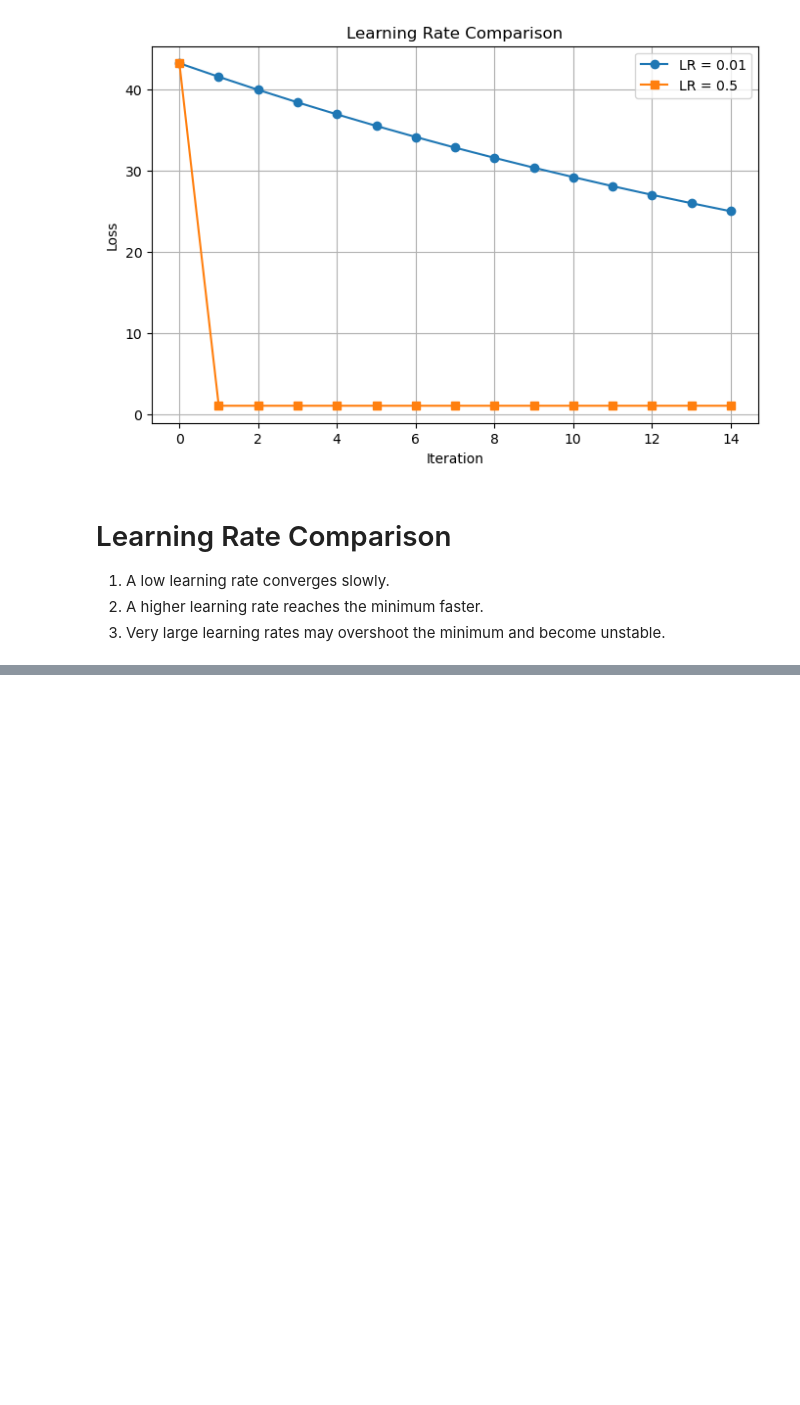
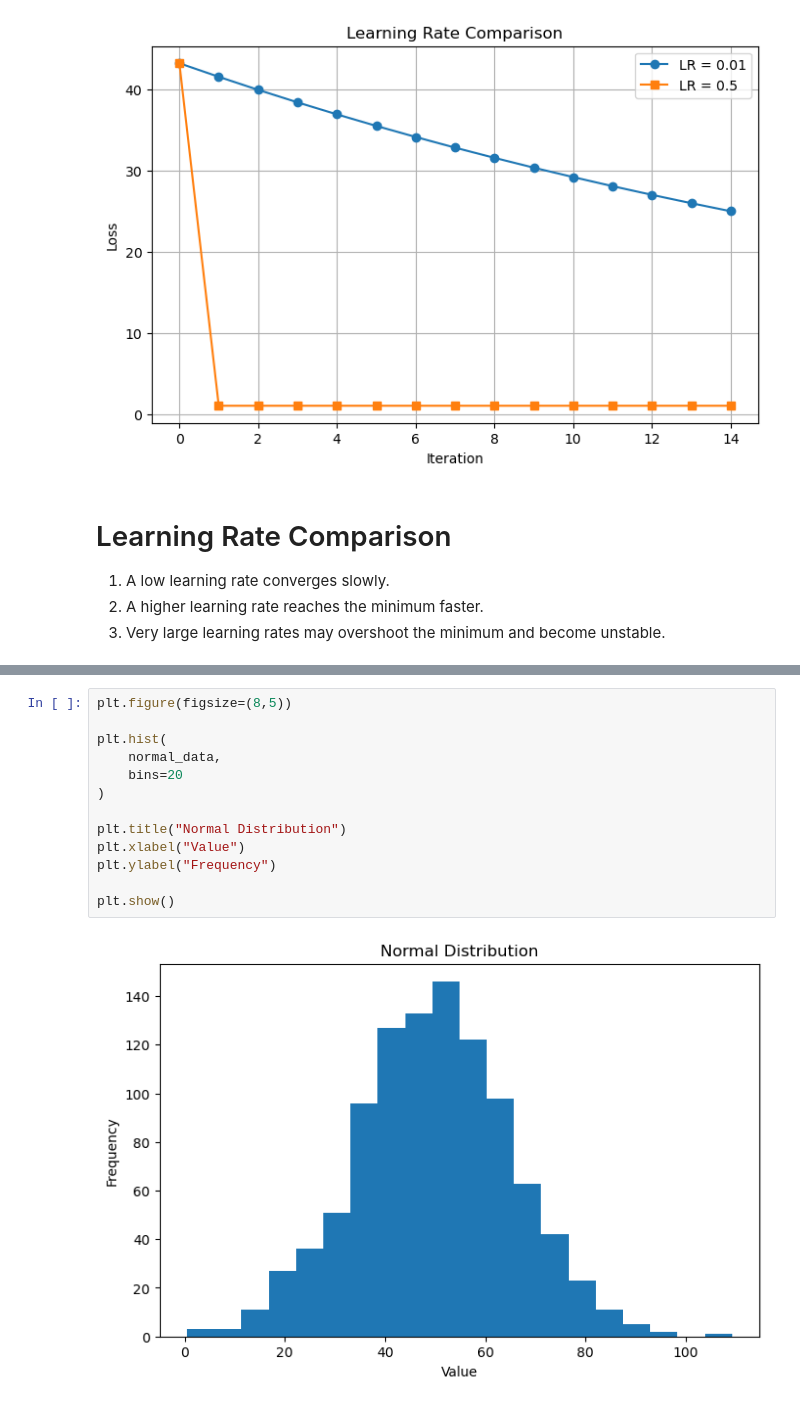
Before and after one commit to gopalsharma43/aiml-crash-gopal, a Jupyter notebook: Day11/maths_ml_eda.ipynb, the cells around one changed output, grey strips where cells are left out. Drawn from its saved outputs; the diff is of its cells as text; blank space fills up the shorter version.

```diff
--- a/Day11/maths_ml_eda.ipynb
+++ b/Day11/maths_ml_eda.ipynb
@@ -160,0 +208,15 @@ plt.show()
+# %%
+plt.figure(figsize=(8,5))
+
+plt.hist(
+    normal_data,
+    bins=20
+)
+
+plt.title("Normal Distribution")
+plt.xlabel("Value")
+plt.ylabel("Frequency")
+
+plt.show()
+# %% [output]
+[figure, added]
```
Also changed, not shown: parts of 4 cells of this notebook.
